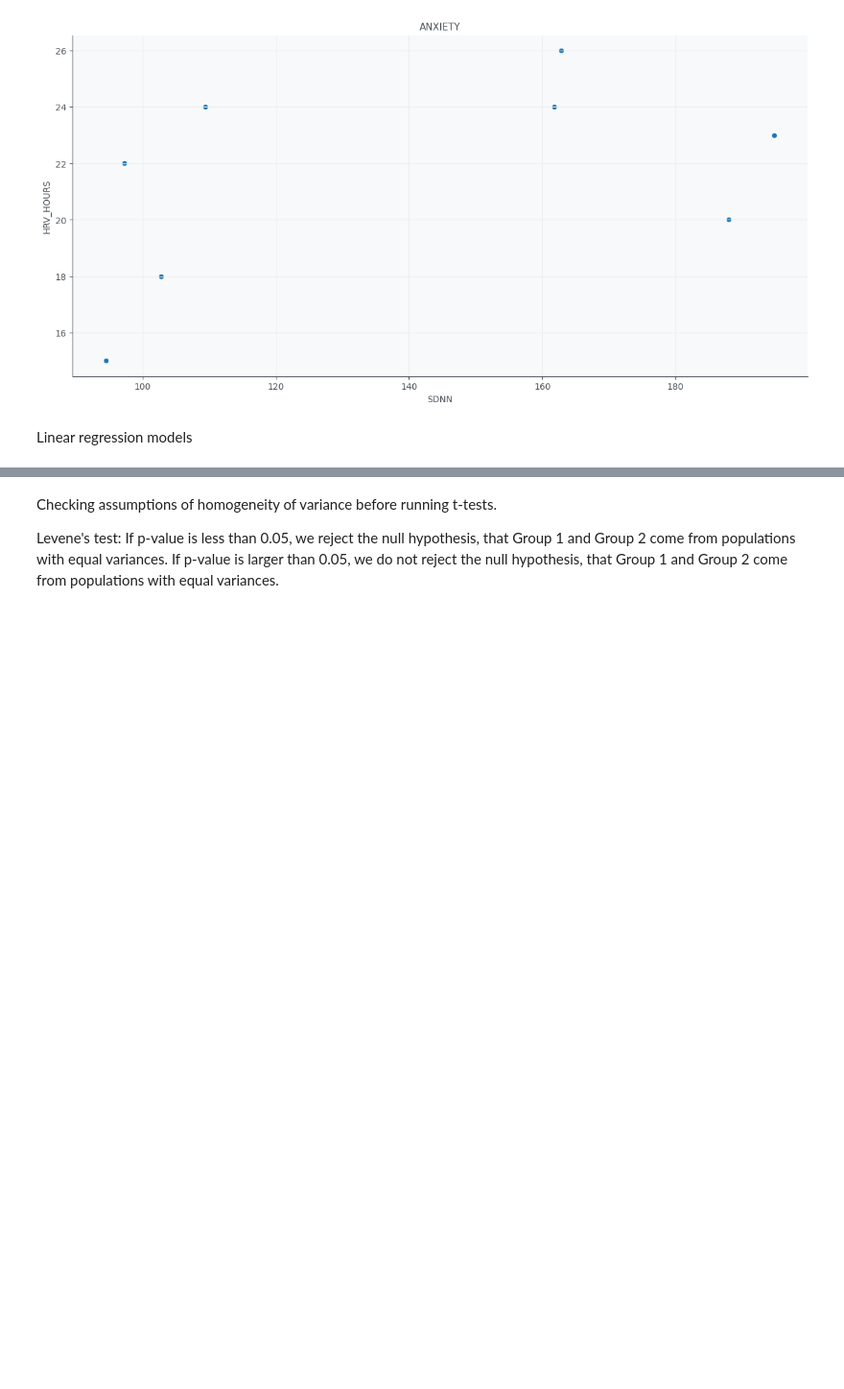
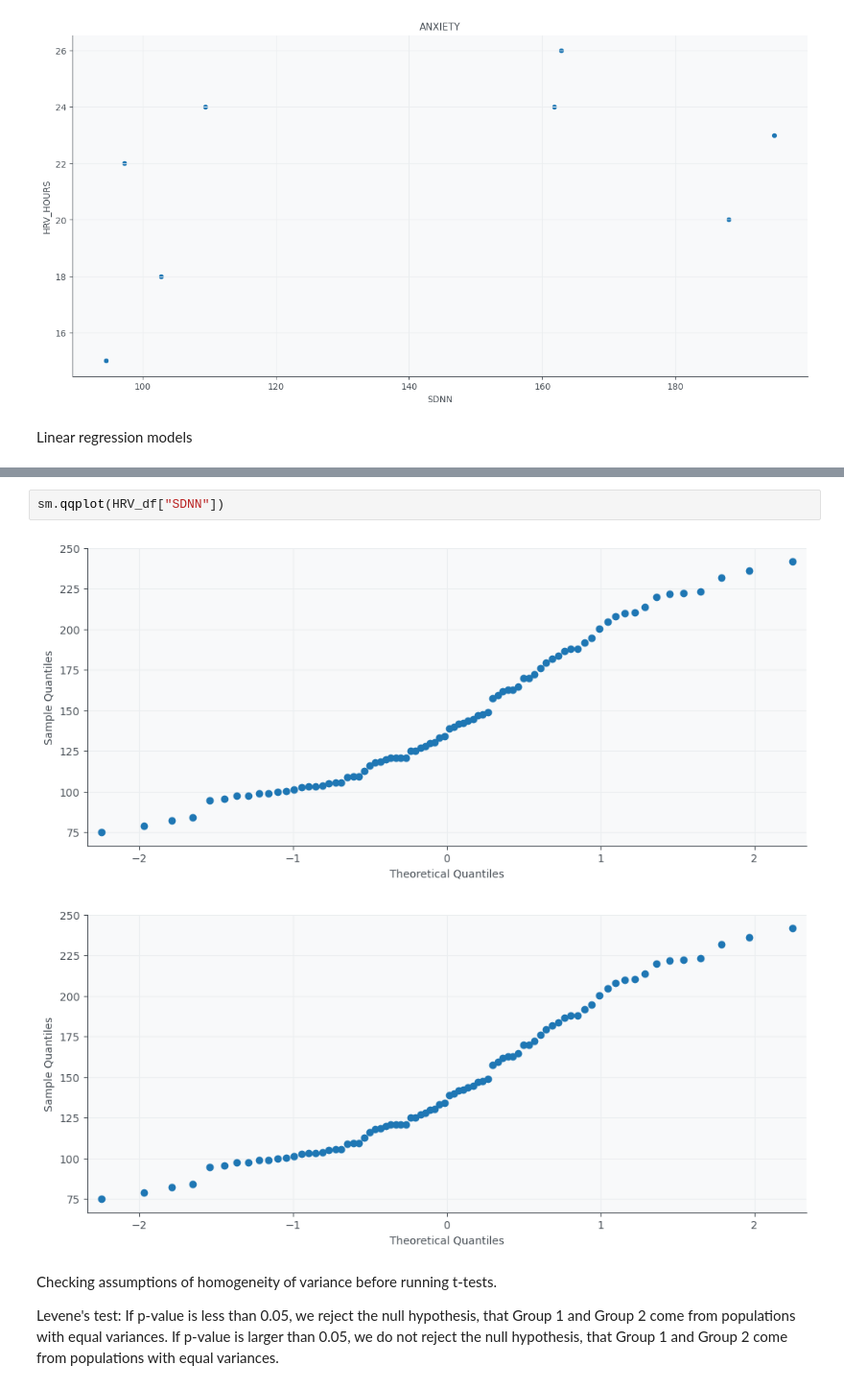
Before and after one commit to GacildaAnne/Thesis-ADHD-HRV, a Jupyter notebook: Thesis_code.ipynb, the cells around one changed output, grey strips where cells are left out. Shown at 96% size. Cells and saved outputs as stored; diff of their text form; blank space fills up the shorter version.

```diff
--- a/Thesis_code.ipynb
+++ b/Thesis_code.ipynb
@@ -587,3 +613,8 @@ Trying a non-linear model
+# %%
+sm.qqplot(HRV_df["SDNN"])
+# %% [output]
+[figure, added]
+[figure, added]
 # %% [markdown]
 Checking assumptions of homogeneity of variance before running t-tests.
 
```
Also changed, not shown: parts of 7 cells of this notebook, 1 other file.
